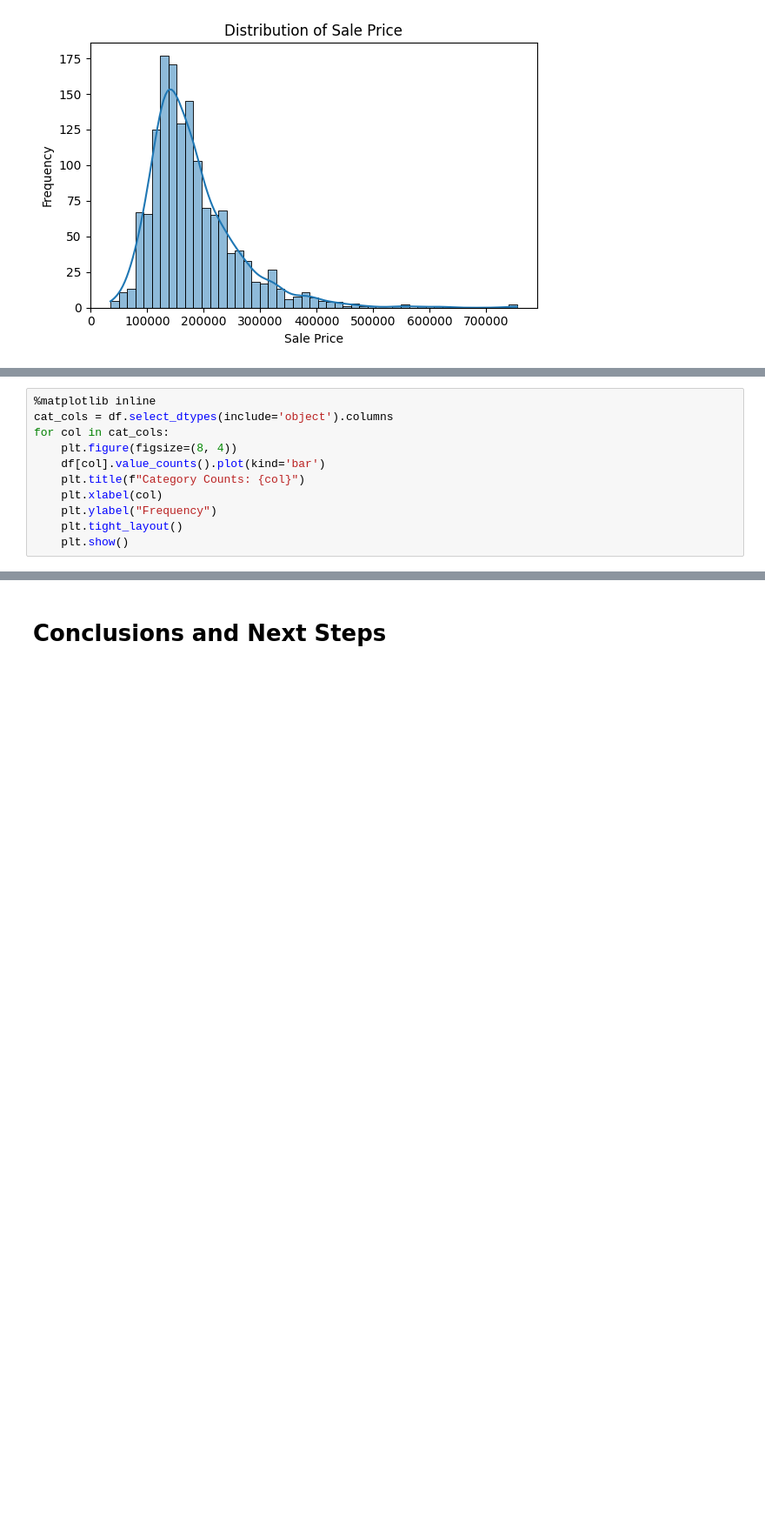
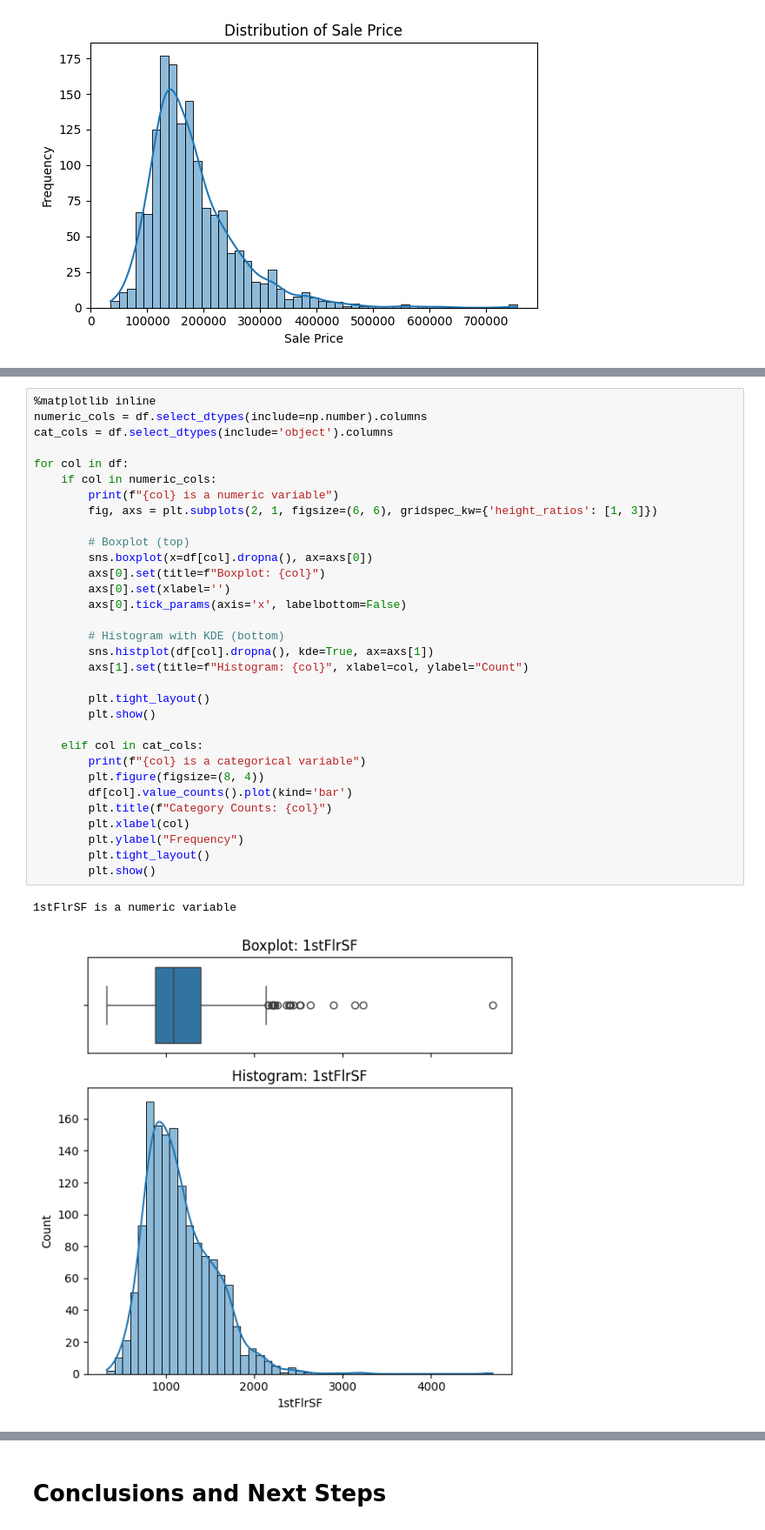
Before and after one commit to hisarciklilar/heritage-housing-issues, a Jupyter notebook: jupyter_notebooks/02 Exploratory Data Analysis.ipynb, the cells around one changed output, grey strips where cells are left out. Shown at 87% size. Saved outputs shown, nothing was run; the diff lists cells and outputs as text; blank space fills up the shorter version.

Commit message:
Combined distribution plots for categorical and numerical vars

```diff
--- a/jupyter_notebooks/02 Exploratory Data Analysis.ipynb
+++ b/jupyter_notebooks/02 Exploratory Data Analysis.ipynb
@@ -151,11 +148,0 @@ plt.show()
-# %%
-%matplotlib inline
-cat_cols = df.select_dtypes(include='object').columns
-for col in cat_cols:
-    plt.figure(figsize=(8, 4))
-    df[col].value_counts().plot(kind='bar')
-    plt.title(f"Category Counts: {col}")
-    plt.xlabel(col)
-    plt.ylabel("Frequency")
-    plt.tight_layout()
-    plt.show()
@@ -166,0 +155,35 @@ for col in cat_cols:
+# %%
+%matplotlib inline
+numeric_cols = df.select_dtypes(include=np.number).columns
+cat_cols = df.select_dtypes(include='object').columns
+
+for col in df:
+    if col in numeric_cols:
+        print(f"{col} is a numeric variable")
+        fig, axs = plt.subplots(2, 1, figsize=(6, 6), gridspec_kw={'height_ratios': [1, 3]})
+
+        # Boxplot (top)
+        sns.boxplot(x=df[col].dropna(), ax=axs[0])
+        axs[0].set(title=f"Boxplot: {col}")
+        axs[0].set(xlabel='')
+        axs[0].tick_params(axis='x', labelbottom=False)
+
+        # Histogram with KDE (bottom)
+        sns.histplot(df[col].dropna(), kde=True, ax=axs[1])
+        axs[1].set(title=f"Histogram: {col}", xlabel=col, ylabel="Count")
+
+        plt.tight_layout()
+        plt.show()
+
+    elif col in cat_cols:
+        print(f"{col} is a categorical variable")
+        plt.figure(figsize=(8, 4))
+        df[col].value_counts().plot(kind='bar')
+        plt.title(f"Category Counts: {col}")
+        plt.xlabel(col)
+        plt.ylabel("Frequency")
+        plt.tight_layout()
+        plt.show()
+# %% [output]
+1stFlrSF is a numeric variable
+[figure, added]
```
Also changed, not shown: parts of 5 cells of this notebook, 1 other file.
